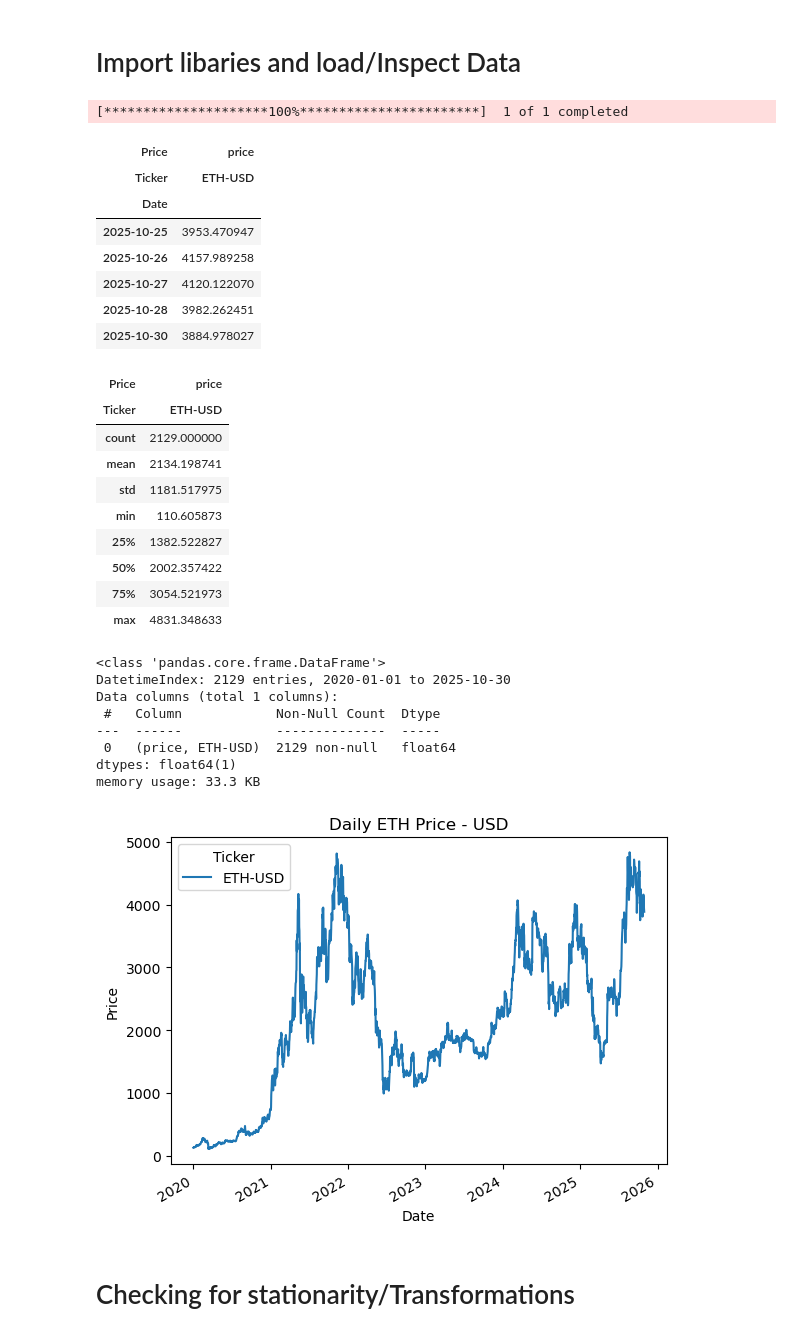
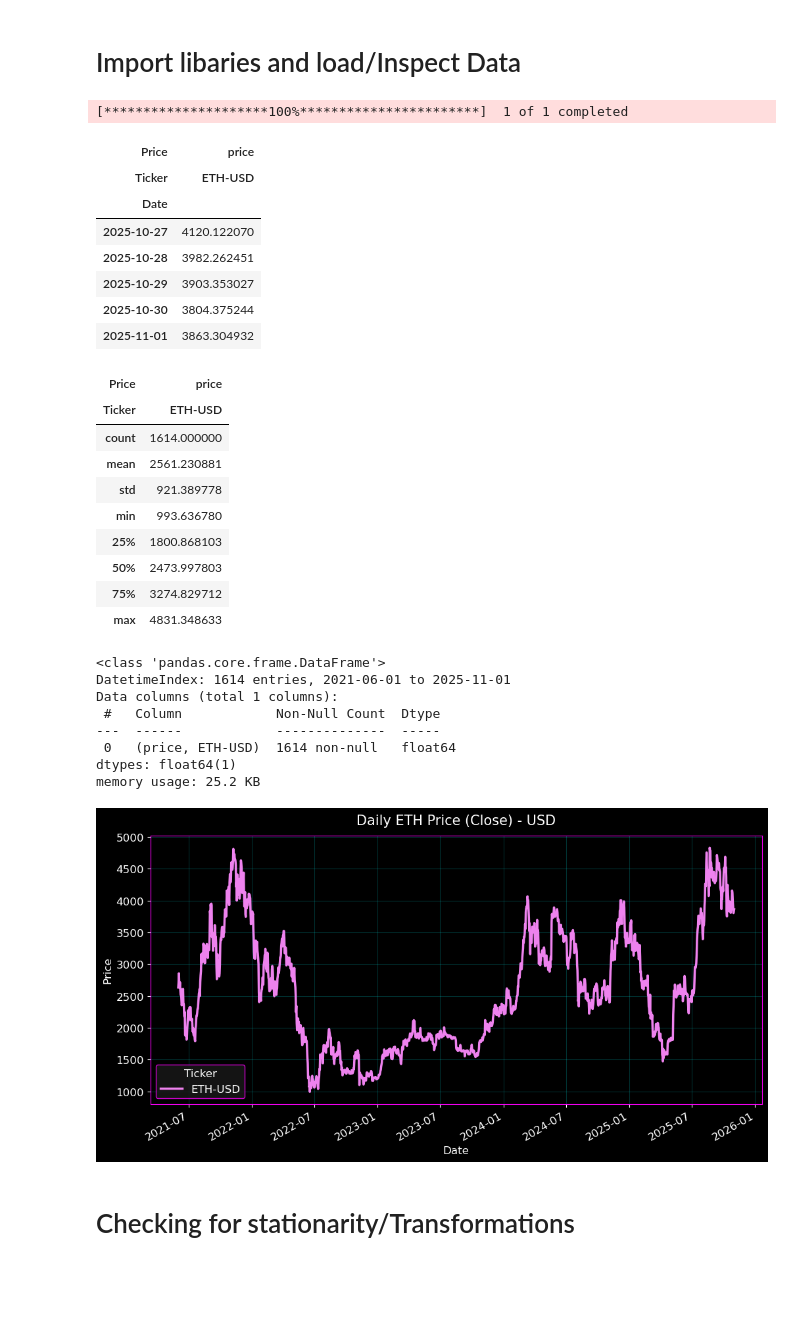
Before and after one commit to Christopher-Orellana/crypto_forecasting_eth, a Jupyter notebook: notebooks/crypto_forecasting_eth.ipynb, the cells around one changed output. Drawn from its saved outputs; the diff is of its cells as text; code cells hidden in the pictures; blank space fills up the shorter version.

```diff
--- a/notebooks/crypto_forecasting_eth.ipynb
+++ b/notebooks/crypto_forecasting_eth.ipynb
@@ -19,9 +19,32 @@ from sklearn.metrics import mean_squared_error, mean_absolute_error
 
 # Crypto data
 import yfinance as yf
+# %%
+# CYBERPUNK THEMED CHARTS
+plt.style.use('dark_background')
+
+plt.rcParams.update({
+    'figure.figsize': (12, 6),
+    'axes.facecolor': 'black',
+    'axes.edgecolor': 'magenta',
+    'axes.labelcolor': 'white',
+    'axes.titlesize': 15,
+    'axes.titlepad': 12,
+    'axes.grid': True,
+    'grid.color': 'cyan',
+    'grid.alpha': 0.2,
+    'lines.linewidth': 2.5,
+    'lines.color': '#00FFFF',
+    'xtick.color': 'white',
+    'ytick.color': 'white',
+    'legend.facecolor': '#1a1a1a',
+    'legend.edgecolor': 'magenta',
+    'figure.facecolor': 'black',
+    'font.size': 12
+})
 # %%
 # Load in daily close prices and rename as price
-eth = yf.download('ETH-USD', start='2020-01-01', interval='1d')[['Close']]
+eth = yf.download('ETH-USD', start='2021-06-01', interval='1d')[['Close']]
 eth.rename(columns={"Close": "price"}, inplace=True)
 eth.dropna(inplace=True)
 eth.tail()
@@ -30,44 +53,45 @@ eth.tail()
 | Price | price |
 | Ticker | ETH-USD |
 | Date |  |
-| 2025-10-25 | 3953.470947 |
-| 2025-10-26 | 4157.989258 |
 | 2025-10-27 | 4120.122070 |
 | 2025-10-28 | 3982.262451 |
-| 2025-10-30 | 3884.978027 |
+| 2025-10-29 | 3903.353027 |
+| 2025-10-30 | 3804.375244 |
+| 2025-11-01 | 3863.304932 |
 # %%
 # Check basic statistics
 eth.describe()
 # %% [output]
 | Price | price |
 | Ticker | ETH-USD |
-| count | 2129.000000 |
-| mean | 2134.198741 |
-| std | 1181.517975 |
-| min | 110.605873 |
-| 25% | 1382.522827 |
-| 50% | 2002.357422 |
-| 75% | 3054.521973 |
+| count | 1614.000000 |
+| mean | 2561.230881 |
+| std | 921.389778 |
+| min | 993.636780 |
+| 25% | 1800.868103 |
+| 50% | 2473.997803 |
+| 75% | 3274.829712 |
 | max | 4831.348633 |
 # %%
 # Check for nulls and data types
 eth.info()
 # %% [output]
 <class 'pandas.core.frame.DataFrame'>
-DatetimeIndex: 2129 entries, 2020-01-01 to 2025-10-30
+DatetimeIndex: 1614 entries, 2021-06-01 to 2025-11-01
 Data columns (total 1 columns):
  #   Column            Non-Null Count  Dtype
 ---  ------            --------------  -----
- 0   (price, ETH-USD)  2129 non-null   float64
+ 0   (price, ETH-USD)  1614 non-null   float64
 dtypes: float64(1)
-memory usage: 33.3 KB
+memory usage: 25.2 KB
 # %%
 # Plot ETH price over time
-eth['price'].plot(title='Daily ETH Price - USD')
+eth['price'].plot(title='Daily ETH Price (Close) - USD', color='violet', legend=True)
 plt.ylabel('Price')
+plt.xlabel('Date')
 plt.show()
 # %% [output]
-[figure, old version]
+[figure, new version]
 # %%
 # Log transform to handle percentage changes and handle variance
 eth['log_price'] = np.log(eth['price'])
```
Also changed, not shown: parts of 11 cells of this notebook, 1 other file.
